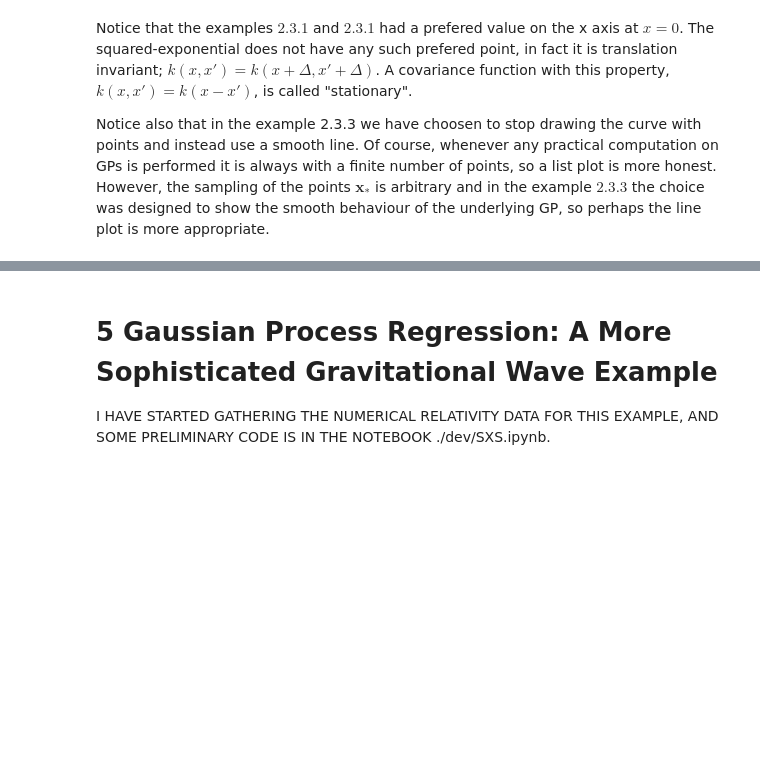
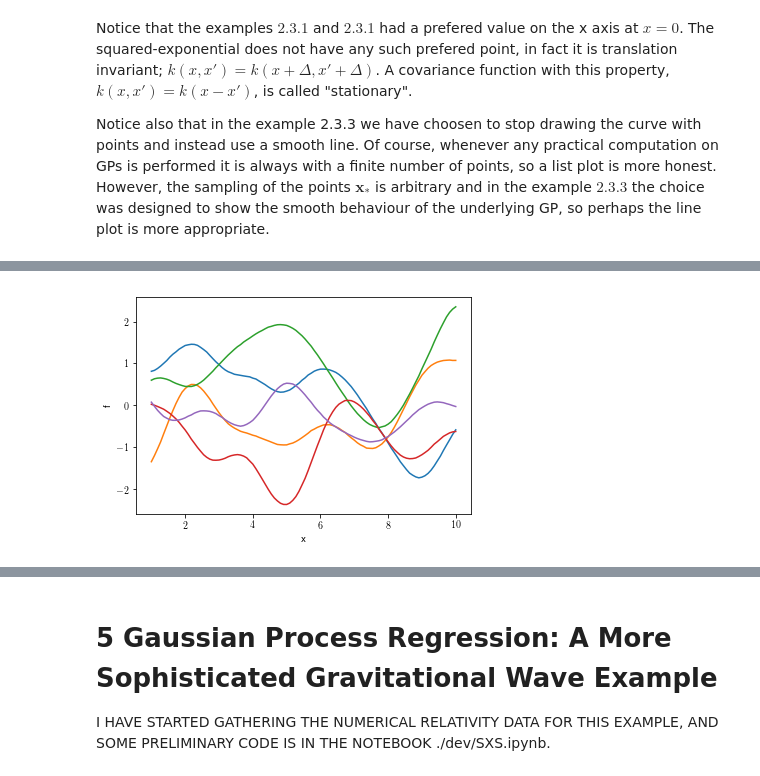
Before and after one commit to stasbabak/GPR_Chris_Zoheyr, a Jupyter notebook: dev/Notes.ipynb, the cells around one changed output, grey strips where cells are left out. Drawn from its saved outputs; the diff is of its cells as text; code cells hidden in the pictures; blank space fills up the shorter version.

```diff
--- a/dev/Notes.ipynb
+++ b/dev/Notes.ipynb
@@ -303,0 +532,15 @@ CHRIS, I will write some notes on the smoothness properties of covariance functi
+# %%
+X = np.linspace(1,10,100).reshape(-1,1)
+length_scale = 1.0
+cov_scale = 1.0
+K = cov_scale*squared_exponential_kernel(X,X,scale=length_scale,metric=None)
+nugget_val = 1e-5
+nugget = np.diag(nugget_val*np.ones(X.shape[0]))
+for i in range(5):
+    f = np.random.multivariate_normal(np.zeros(K.shape[0]), K+nugget)
+    plt.plot(X,f)
+plt.xlabel('x')
+plt.ylabel('f')
+plt.show()
+# %% [output]
+[figure, added]
```
Also changed, not shown: parts of 36 cells of this notebook.
